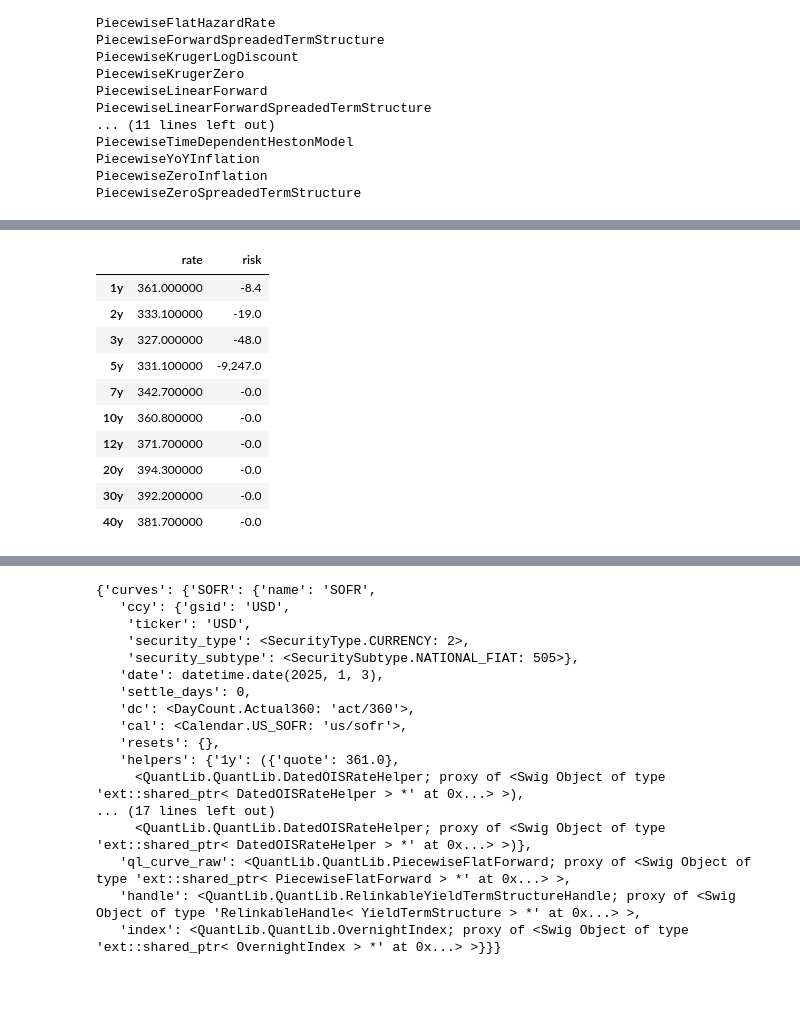
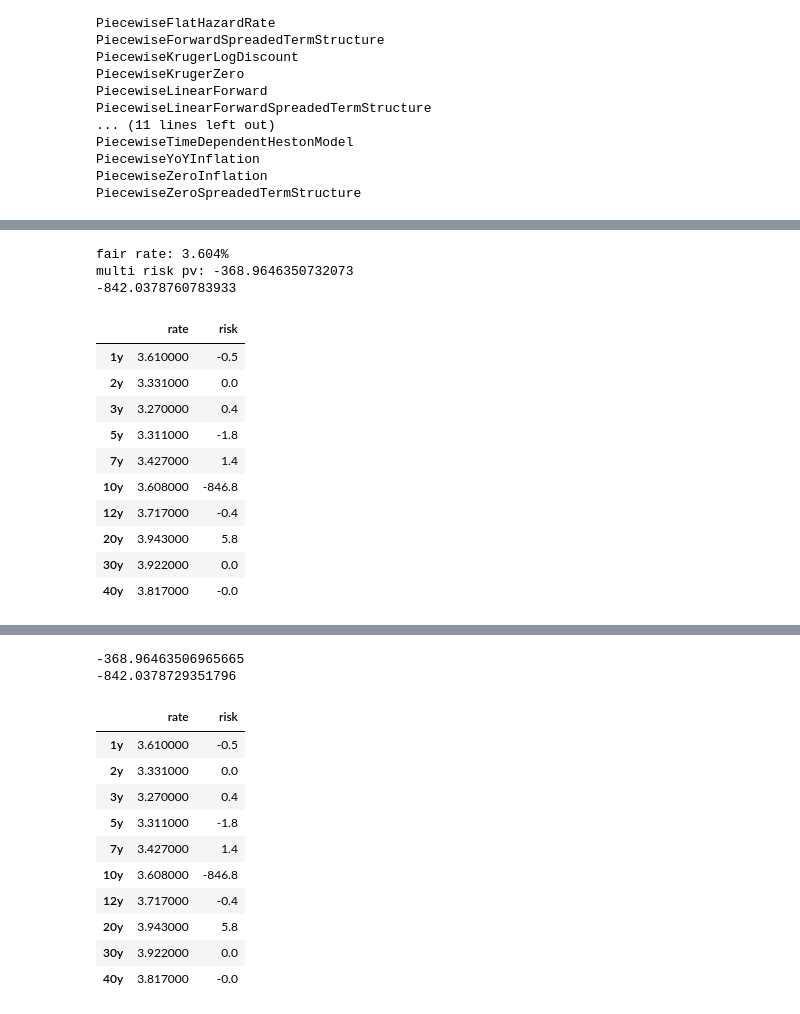
Before and after one commit to alienbrett/financial-security-classes, a Jupyter notebook: fixed_income.ipynb, the cells around one changed output, grey strips where cells are left out. Drawn from its saved outputs; the diff is of its cells as text; code cells hidden in the pictures; blank space fills up the shorter version.

```diff
--- a/fixed_income.ipynb
+++ b/fixed_income.ipynb
@@ -583,15 +706,15 @@ curves={'SOFR': SingleCurveConfig(name='SOFR', ccy=SecurityReference(gsid='USD',
 swp_test_raw = fs.Swap.make_ois(
     ccy=usd,
     start=spot_dt,
-    end=fs.Period(period='5y'),
-    rate=r/100,
+    end=fs.Period(period='10y'),
+    rate=3.6/100,
     dc_fix=fs.DayCount.Actual360,
     dc_float=fs.DayCount.Actual360,
     freq_fix=1,
     freq_float=1,
     index=index_name,
     cal_pay=fs.Calendar.US_SOFR,
-    notional=20_000_000,
+    notional=1_000_000,
     pay_delay=fs.Period(period='2d'),
 )
 # swp_test = swp_test_raw.as_quantlib(index_lookup=curve.index_lookup)
@@ -600,4 +726,21 @@ swp_test_raw = fs.Swap.make_ois(
 # %%
+logging.getLogger().setLevel(logging.DEBUG)
+
+multi_risk = curve.risk_factory(
+    swp_test_raw.risk_builder(
+        # funding_index=curve.get_curve_handle('SOFR'),
+        funding_index='SOFR'
+    ),
+    eps=1e-5
+)
+print(f'fair rate: {multi_risk.ql_obj.fairRate():,.3%}')
+print('multi risk pv:', multi_risk.pv)
+df = multi_risk.curve['SOFR'].as_df()
+print(df['risk'].sum())
+display(df.style.format({
+    'risk':'{0:,.1f}'
+}))
+
 multi_risk = curve.risk_factory(
     swp_test_raw.risk_builder(
         # funding_index=curve.get_curve_handle('SOFR'),
@@ -627,11 +775,14 @@ df.style.format({
+fair rate: 3.604%
+multi risk pv: -368.9646350732073
+-842.0378760783933
 |  | rate | risk |
-| 1y | 361.000000 | -8.4 |
-| 2y | 333.100000 | -19.0 |
-| 3y | 327.000000 | -48.0 |
-| 5y | 331.100000 | -9,247.0 |
-| 7y | 342.700000 | -0.0 |
-| 10y | 360.800000 | -0.0 |
-| 12y | 371.700000 | -0.0 |
-| 20y | 394.300000 | -0.0 |
-| 30y | 392.200000 | -0.0 |
-| 40y | 381.700000 | -0.0 |
+| 1y | 3.610000 | -0.5 |
+| 2y | 3.331000 | 0.0 |
+| 3y | 3.270000 | 0.4 |
+| 5y | 3.311000 | -1.8 |
+| 7y | 3.427000 | 1.4 |
+| 10y | 3.608000 | -846.8 |
+| 12y | 3.717000 | -0.4 |
+| 20y | 3.943000 | 5.8 |
+| 30y | 3.922000 | 0.0 |
+| 40y | 3.817000 | -0.0 |
@@ -638,20 +805,16 @@ df.style.format({
+-368.96463506965665
+-842.0378729351796
+|  | rate | risk |
+| 1y | 3.610000 | -0.5 |
+| 2y | 3.331000 | 0.0 |
+| 3y | 3.270000 | 0.4 |
+| 5y | 3.311000 | -1.8 |
+| 7y | 3.427000 | 1.4 |
+| 10y | 3.608000 | -846.8 |
+| 12y | 3.717000 | -0.4 |
+| 20y | 3.943000 | 5.8 |
+| 30y | 3.922000 | 0.0 |
+| 40y | 3.817000 | -0.0 |
 # %%
-curve.model_dump()
+# curve.model_dump()
+# 1/0
-# %% [output]
-{'curves': {'SOFR': {'name': 'SOFR',
-   'ccy': {'gsid': 'USD',
-    'ticker': 'USD',
-    'security_type': <SecurityType.CURRENCY: 2>,
-    'security_subtype': <SecuritySubtype.NATIONAL_FIAT: 505>},
-   'date': datetime.date(2025, 1, 3),
-   'settle_days': 0,
-   'dc': <DayCount.Actual360: 'act/360'>,
-   'cal': <Calendar.US_SOFR: 'us/sofr'>,
-   'resets': {},
-   'helpers': {'1y': ({'quote': 361.0},
-     <QuantLib.QuantLib.DatedOISRateHelper; proxy of <Swig Object of type 'ext::shared_ptr< DatedOISRateHelper > *' at 0x...> >),
-... (17 lines left out)
-     <QuantLib.QuantLib.DatedOISRateHelper; proxy of <Swig Object of type 'ext::shared_ptr< DatedOISRateHelper > *' at 0x...> >)},
-   'ql_curve_raw': <QuantLib.QuantLib.PiecewiseFlatForward; proxy of <Swig Object of type 'ext::shared_ptr< PiecewiseFlatForward > *' at 0x...> >,
-   'handle': <QuantLib.QuantLib.RelinkableYieldTermStructureHandle; proxy of <Swig Object of type 'RelinkableHandle< YieldTermStructure > *' at 0x...> >,
-   'index': <QuantLib.QuantLib.OvernightIndex; proxy of <Swig Object of type 'ext::shared_ptr< OvernightIndex > *' at 0x...> >}}}
```
Also changed, not shown: parts of 21 cells of this notebook, 1 other file.
